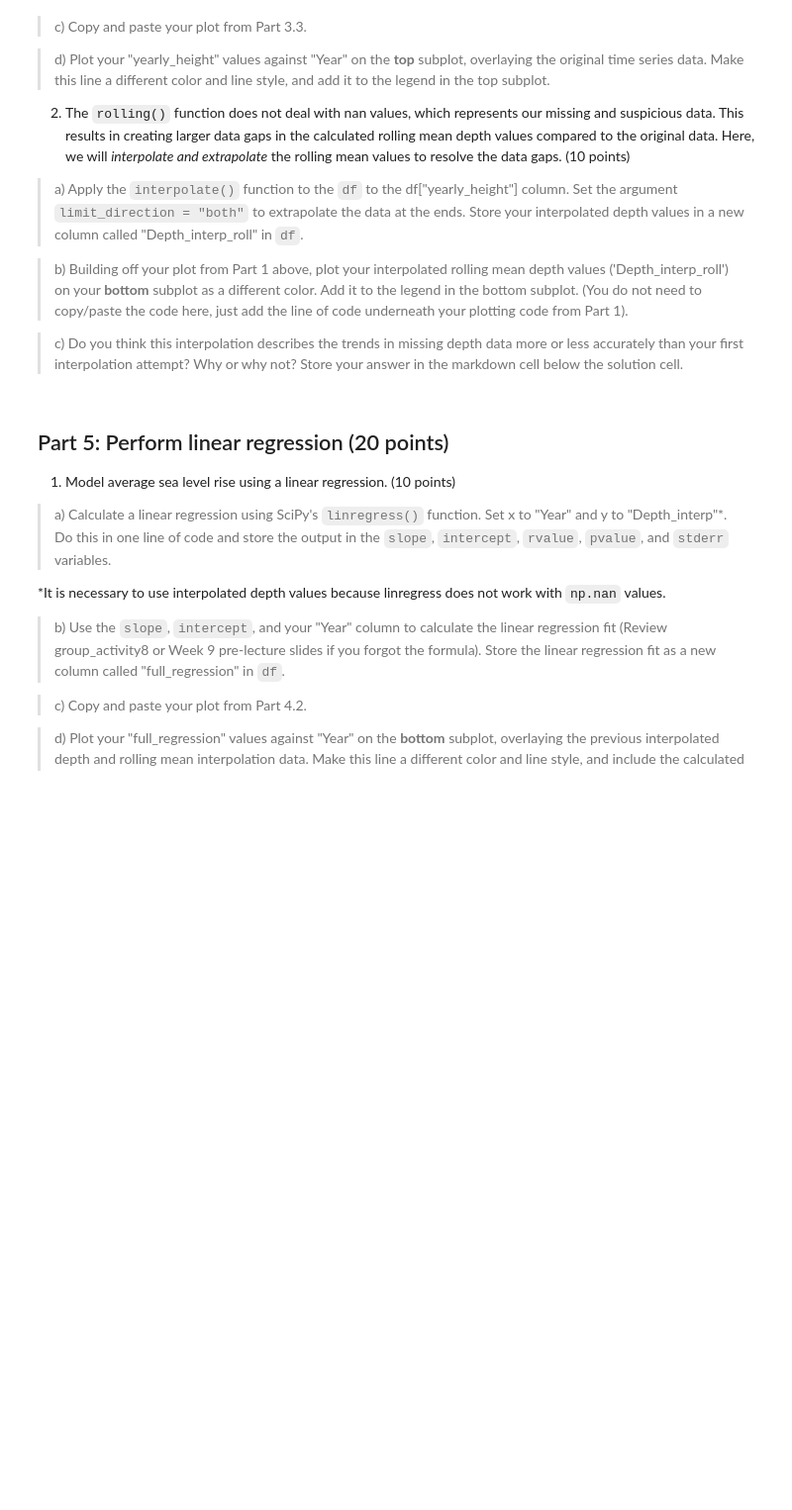
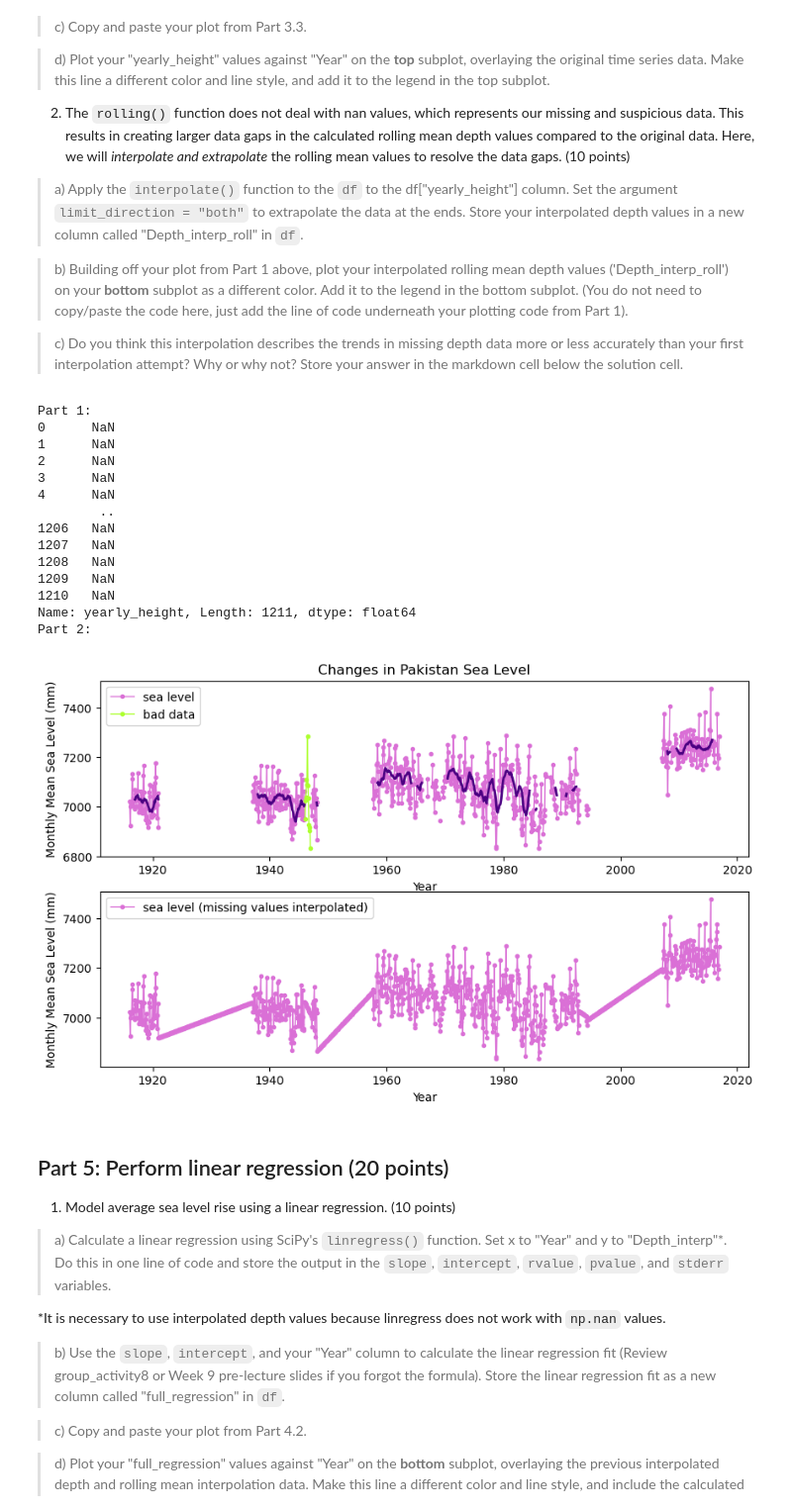
Before and after one commit to zoemae/homework4_student, a Jupyter notebook: HW4.ipynb, the cells around one changed output. Shown at 99% size. Saved outputs shown, nothing was run; the diff lists cells and outputs as text; code cells hidden in the pictures; blank space fills up the shorter version.

```diff
--- a/HW4.ipynb
+++ b/HW4.ipynb
@@ -271,3 +388,58 @@ print('Part 2: ')
+# %%
+print('Part 1: ')
+# your code
+
+df['yearly_height'] = df['Depth'].rolling(12, min_periods = 12).mean()
+
+print(df['yearly_height'])
+
+#plot
+
+#top subplot
+fig, ax = plt.subplots(nrows=2, figsize = (10,6))
+ax[0].plot(year_month, depth_mm, 'o-', color='orchid', linewidth='1', markersize='3', label='sea level')
+ax[0].plot(badyears, baddepths, 'o-', color='greenyellow', linewidth='1', markersize='3', label = 'bad data')
+ax[0].set_xlabel('Year')
+ax[0].set_ylabel('Monthly Mean Sea Level (mm)')
+ax[0].set_title('Changes in Pakistan Sea Level')
+ax[0].legend()
+
+#add rolling average var
+yearly_height = df['yearly_height']
+
+#plot rolling average
+ax[0].plot(year_month, yearly_height, color='indigo', linewidth='2')
+
+#bottom subplot
+depth_interp = df['Depth_interp']
+
+ax[1].plot(year_month, depth_interp, 'o-', color='orchid', linewidth='1', markersize='3', label='sea level (missing values interpolated)')
+ax[1].set_xlabel('Year')
+ax[1].set_ylabel('Monthly Mean Sea Level (mm)')
+ax[1].legend()
+
+print('Part 2: ')
+# your code
+
+# display
+
+# your code for plotting
+# %% [output]
+Part 1:
+0      NaN
+1      NaN
+2      NaN
+3      NaN
+4      NaN
+        ..
+1206   NaN
+1207   NaN
+1208   NaN
+1209   NaN
+1210   NaN
+Name: yearly_height, Length: 1211, dtype: float64
+Part 2:
+[figure, added]
 # %% [markdown]
 ## Part 5: Perform linear regression (20 points)
 1) Model average sea level rise using a linear regression. (10 points)
```
Also changed, not shown: parts of 11 cells of this notebook, 1 other file.
